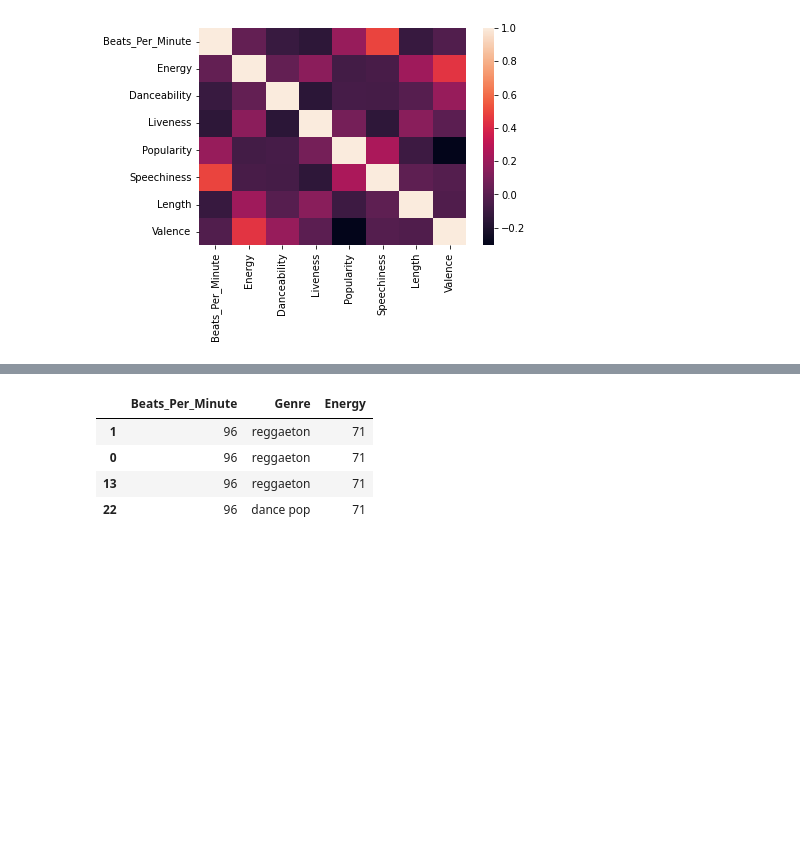
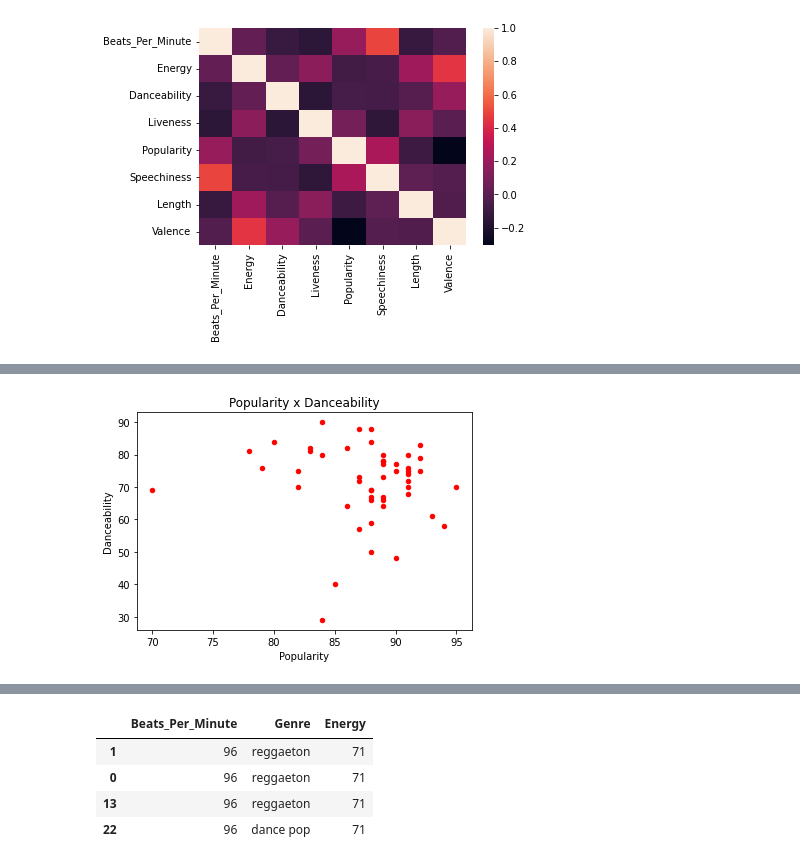
Before and after one commit to davelotito/Personal_Projects, a Jupyter notebook: Spotify Project/Spotify_Project_Popular_Songs.ipynb, the cells around one changed output, grey strips where cells are left out. Saved outputs shown, nothing was run; the diff lists cells and outputs as text; code cells hidden in the pictures; blank space fills up the shorter version.

```diff
--- a/Spotify Project/Spotify_Project_Popular_Songs.ipynb
+++ b/Spotify Project/Spotify_Project_Popular_Songs.ipynb
@@ -177,4 +192,9 @@ spotify_data.sort_values(by='Artist_Name',ascending=True)
 | 45 | The London (feat. J. Cole & Travi... | Young Thug | atl hip hop | 98 | 59 | 80 | 13 | 89 | ... |
 # %%
 spotify_data.sort_values(by=['Track_Name','Artist_Name','Genre'],ascending=True,inplace=True)
+# %%
+spotify_data.plot(kind='scatter',x='Popularity',y='Danceability',color='red', title='Popularity x Danceability')
+plt.show()
+# %% [output]
+[figure, added]
 # %%
```
Also changed, not shown: parts of 5 cells of this notebook.
